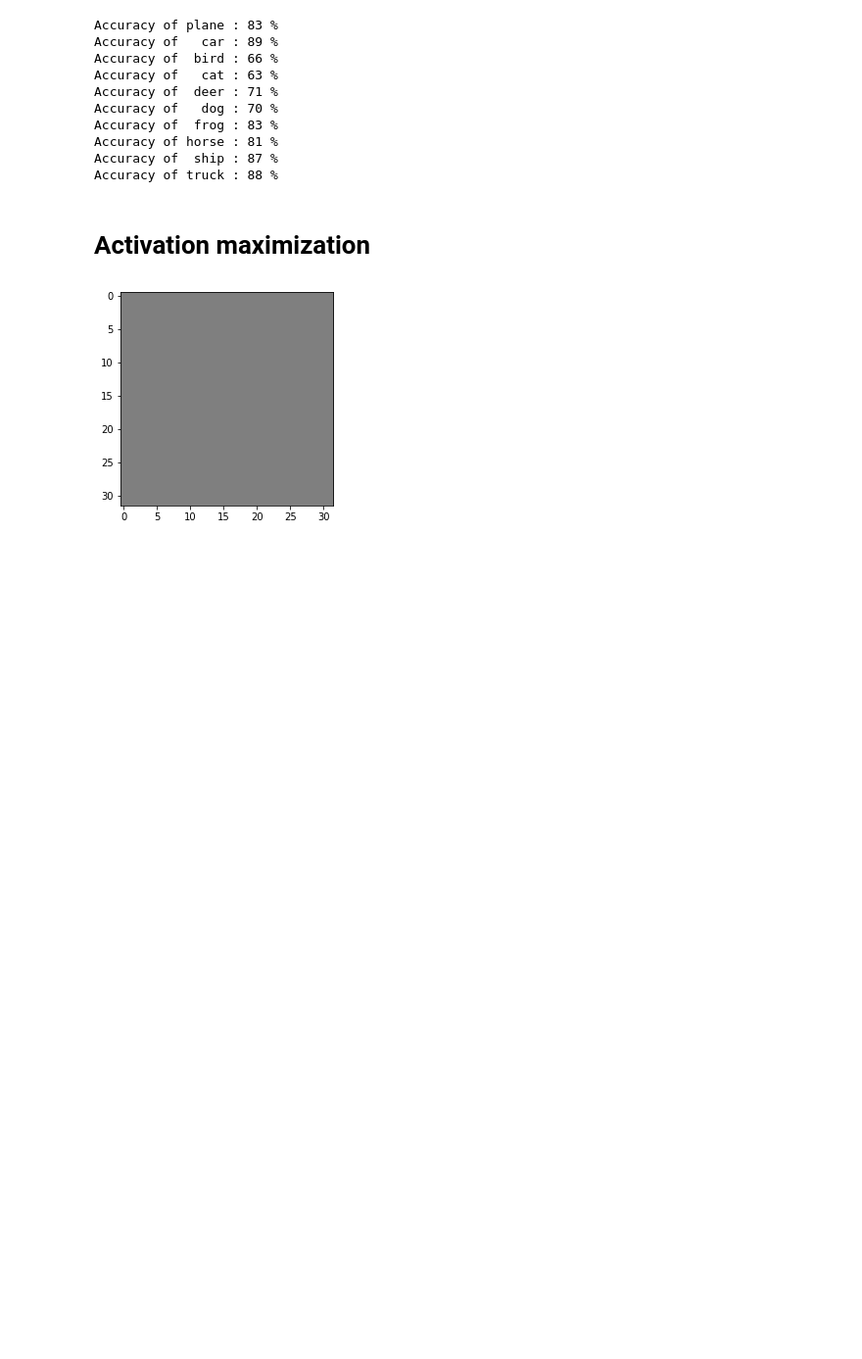
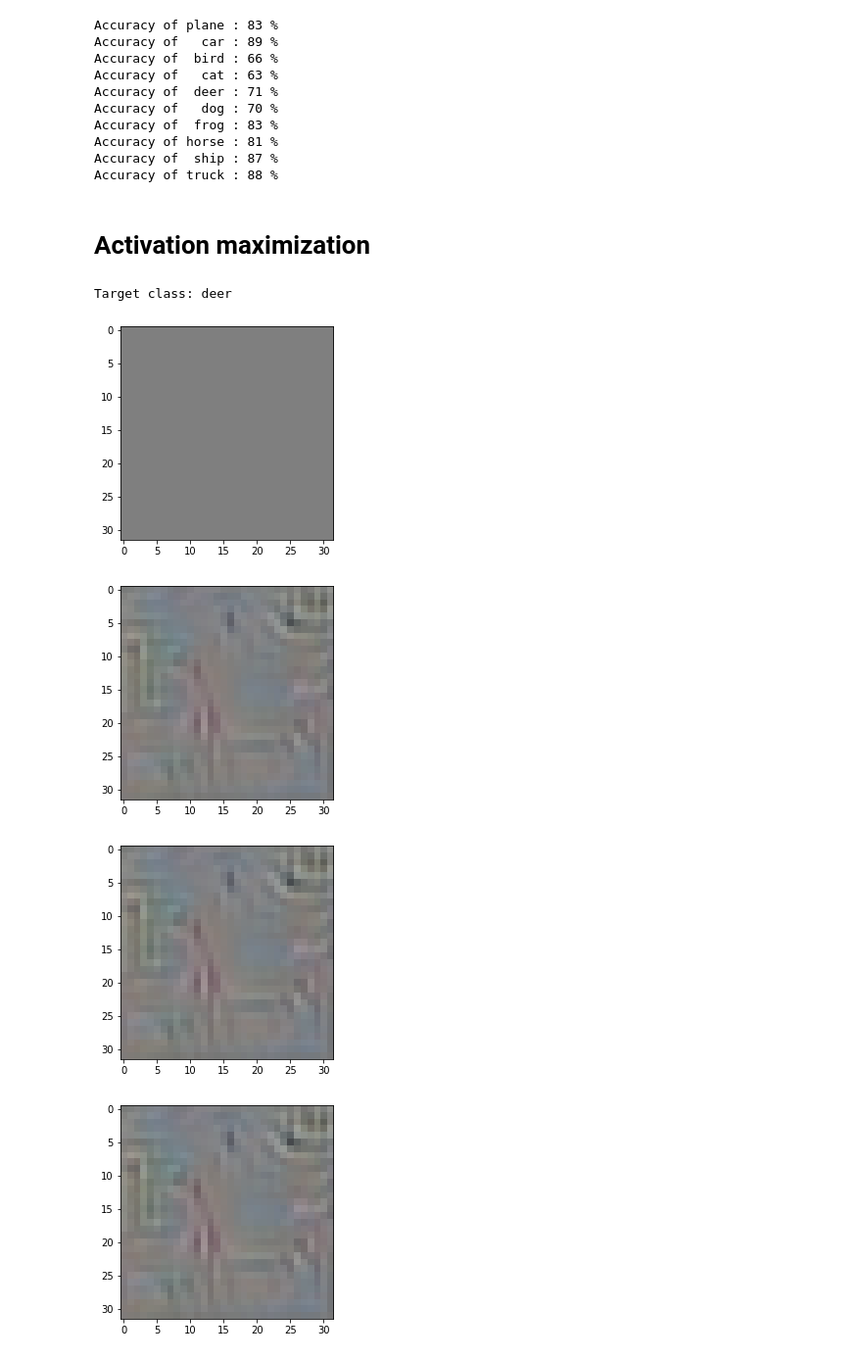
Before and after one commit to leihao1/Comparison-of-Machine-Learning-Prediction-Models, a Jupyter notebook: classifier interpretability/classifier interpretability.ipynb, the cells around one changed output. Shown at 98% size. Saved outputs shown, nothing was run; the diff lists cells and outputs as text; code cells hidden in the pictures; blank space fills up the shorter version.

```diff
--- a/classifier interpretability/classifier interpretability.ipynb
+++ b/classifier interpretability/classifier interpretability.ipynb
@@ -304,7 +300,3 @@ X = torch.tensor(gray, requires_grad=True)
-# %%
-plot_image(X[0].detach().numpy())
-# %% [output]
-[figure, removed]
 # %%
 # loss = nn.CrossEntropyLoss()
 # input = torch.randn(1, 5, requires_grad=True)
@@ -316,19 +308,34 @@ plot_image(X[0].detach().numpy())
 #     input.data -= 0.2*input.grad.data
 #     print(input.data)
 # %%
-# target = torch.empty(1, dtype=torch.long).random_(5)
-# criterion = nn.CrossEntropyLoss()
+zeros = np.zeros((1,3,32,32)).astype(np.float32)
+gray = zeros+0.5
+X = torch.tensor(gray, requires_grad=True)
+target = torch.empty(1, dtype=torch.long).random_(10)
+print("Target class: %s"%classes[target])
+# plot_image(gray)
+criterion = nn.CrossEntropyLoss()
 
-# # for i in range(10):
-# y_proba = model(X)
-# _, y_pred = torch.max(y_proba, 1)
+for i in range(1000):
+    if i%200 ==0:
+        plot_image(X[0].detach().numpy())
 
-# #     loss = criterion(y_pred, target)
-# #     loss.backward()
-# y_proba.backward()
+    # y probabilities [p0,p1,...,p9]
+    y_proba = model(X)
 
-# X.data += 0.2*X.grad.data
+    #backward
+    loss = criterion(y_proba, target)
+    loss.backward()
 
-# X.grad.data.zero_()
+    #minimize loss
+    X.data -= 0.1*X.grad.data
 
-# plot_image(X[0].detach().numpy())
+
+
+    X.grad.data.zero_()
+# %% [output]
+Target class: deer
+[figure, added]
+[figure, added]
+[figure, added]
+[figure, added]
```
Also changed, not shown: parts of 3 cells of this notebook.
